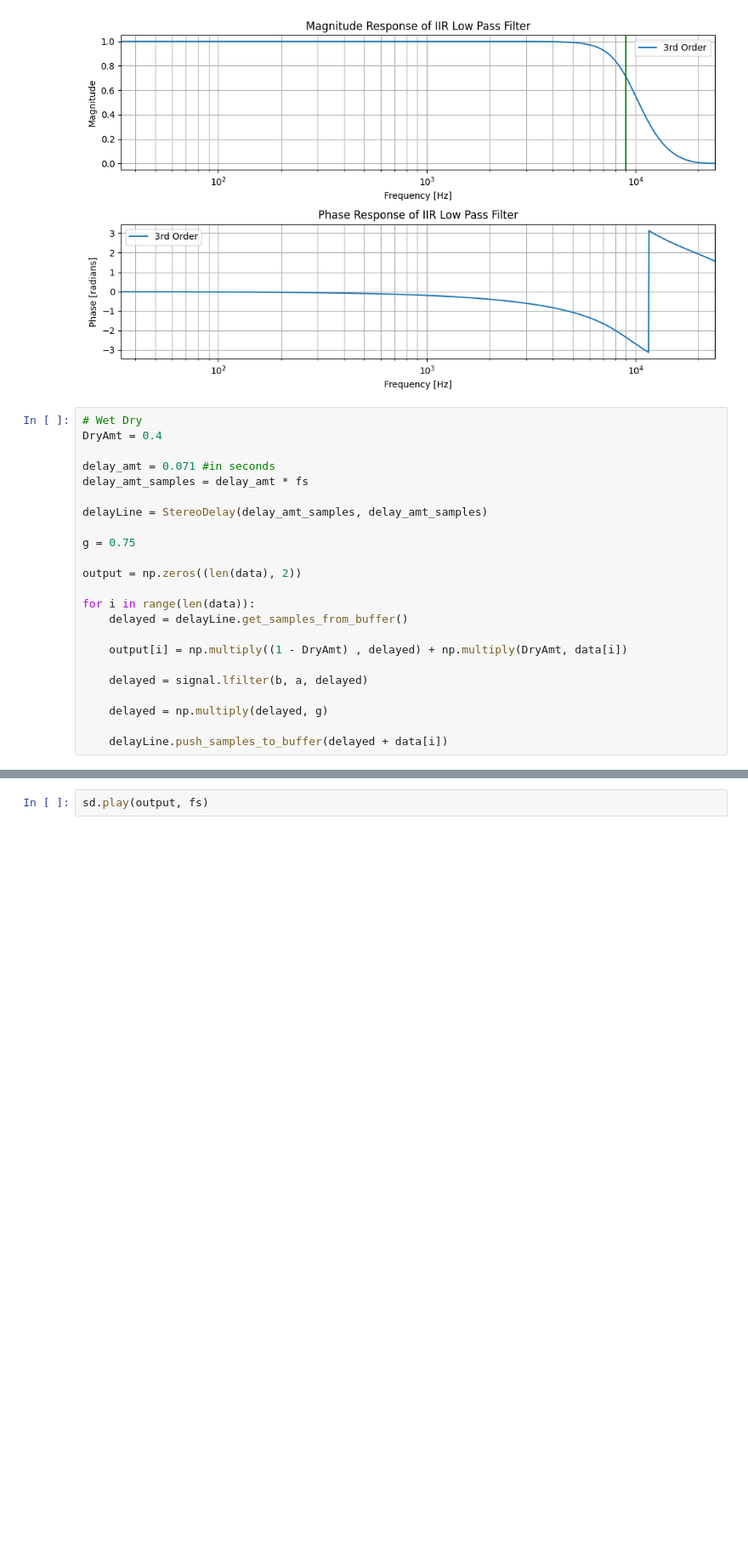
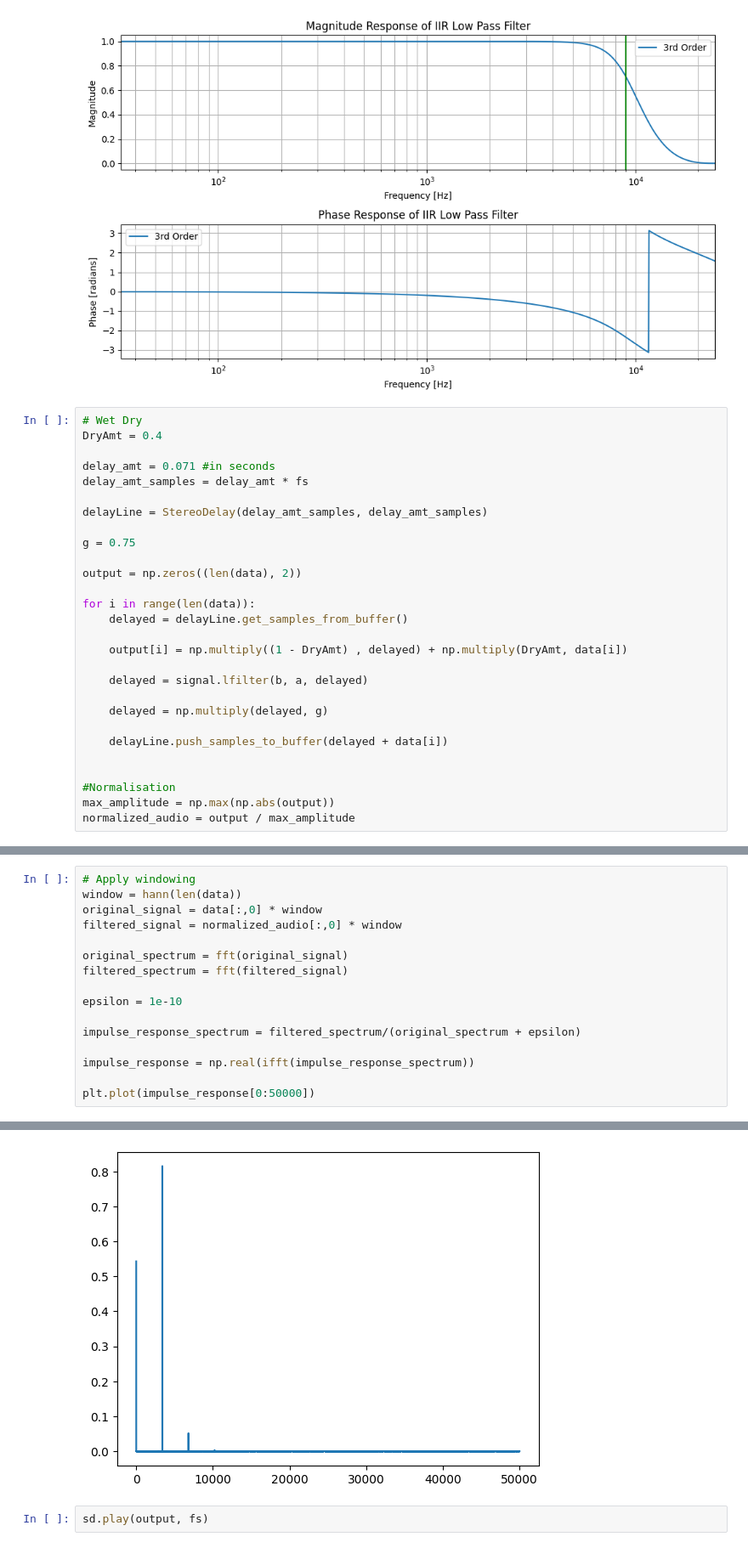
Before and after one commit to kevbrnen/Music-Technology-Final-Project, a Jupyter notebook: Protyping/Reverbs/Simulated Reverbs/LPFCombReverberator.ipynb, the cells around one changed output, grey strips where cells are left out. Shown at 85% size. Cells and saved outputs as stored; diff of their text form; blank space fills up the shorter version.

```diff
--- a/Protyping/Reverbs/Simulated Reverbs/LPFCombReverberator.ipynb
+++ b/Protyping/Reverbs/Simulated Reverbs/LPFCombReverberator.ipynb
@@ -94,3 +94,8 @@ for i in range(len(data)):
     delayed = np.multiply(delayed, g)
 
     delayLine.push_samples_to_buffer(delayed + data[i])
+
+
+#Normalisation
+max_amplitude = np.max(np.abs(output))
+normalized_audio = output / max_amplitude
@@ -96,0 +104,17 @@ for i in range(len(data)):
+# %%
+# Apply windowing
+window = hann(len(data))
+original_signal = data[:,0] * window
+filtered_signal = normalized_audio[:,0] * window
+
+original_spectrum = fft(original_signal)
+filtered_spectrum = fft(filtered_signal)
+
+epsilon = 1e-10
+
+impulse_response_spectrum = filtered_spectrum/(original_spectrum + epsilon)
+
+impulse_response = np.real(ifft(impulse_response_spectrum))
+
+plt.plot(impulse_response[0:50000])
+# %% [output]
@@ -97,3 +122,4 @@ for i in range(len(data)):
+[figure, added]
 # %%
 sd.play(output, fs)
 # %%
```
Also changed, not shown: parts of 2 cells of this notebook, 4 other files.
